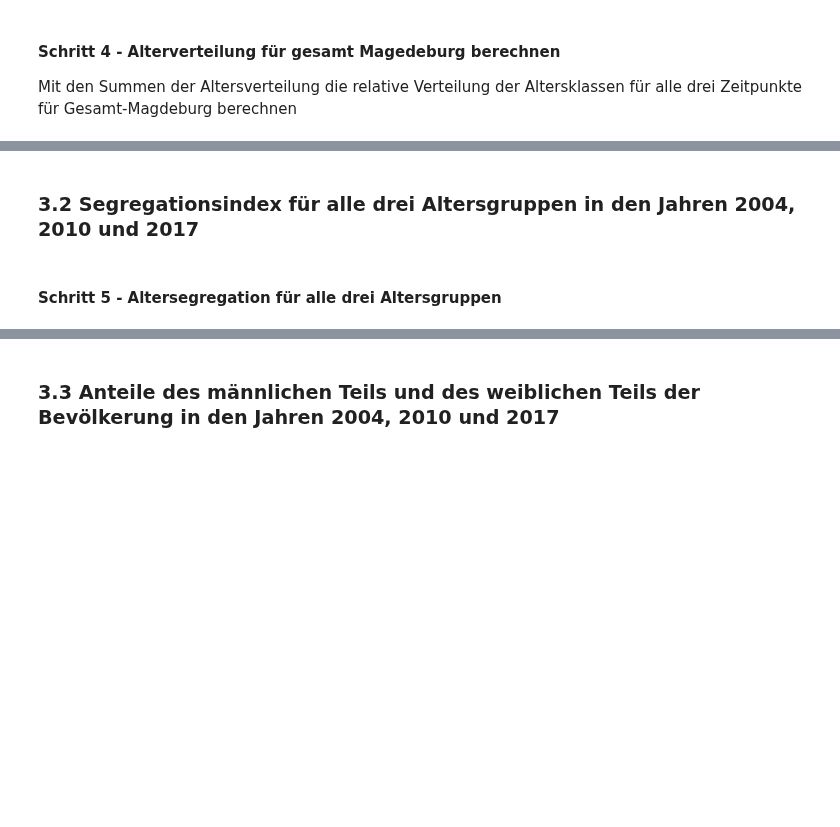
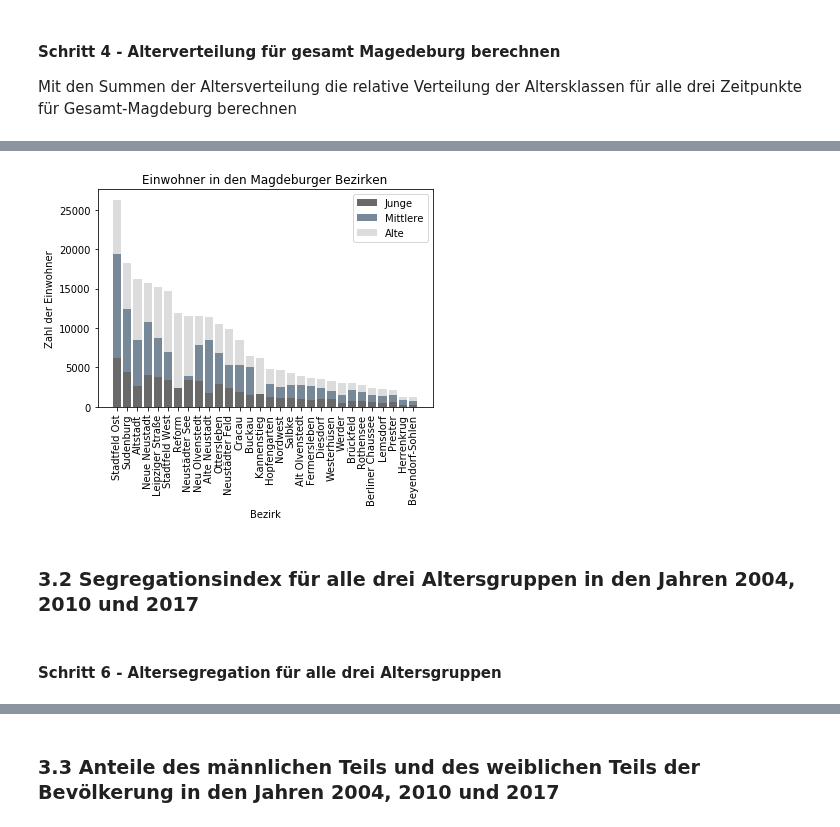
Before and after one commit to tschroeder10961/datascience-urban-segregation, a Jupyter notebook: GruppeA/Gruppe A Jupyter.ipynb, the cells around one changed output, grey strips where cells are left out. Drawn from its saved outputs; the diff is of its cells as text; code cells hidden in the pictures; blank space fills up the shorter version.

```diff
--- a/GruppeA/Gruppe A Jupyter.ipynb
+++ b/GruppeA/Gruppe A Jupyter.ipynb
@@ -409,7 +445,23 @@ Im Jahr 2017 betrugt der Anteil Personen unter 15 Jahren: 24.03%. Der Anteil Per
+# %%
+junge = magdeb007.sort_values('EW_2017',ascending=False)["J_AW_2017"]
+mittlere = magdeb007.sort_values('EW_2017',ascending=False)['MA_AW_2017']
+alte = magdeb007.sort_values('EW_2017',ascending=False)['A_AW_2017']
+
+serie1 = plt.bar(range(len(magdeb007)), junge, color='DimGrey')
+serie2 = plt.bar(range(len(magdeb007)), mittlere, bottom=junge, color='LightSlateGray')
+serie3 = plt.bar(range(len(magdeb007)), alte, bottom=junge+mittlere, color='Gainsboro')
+plt.xticks(range(len(magdeb007)), magdeb007.sort_values('EW_2017',ascending=False)['STD_name'], rotation=90)
+plt.title('Einwohner in den Magdeburger Bezirken')
+plt.xlabel('Bezirk')
+plt.ylabel('Zahl der Einwohner')
+plt.legend((serie1,serie2,serie3), ('Junge','Mittlere','Alte'))
+plt.show()
+# %% [output]
+[figure, added]
 # %% [markdown]
 ### 3.2 Segregationsindex für alle drei Altersgruppen in den Jahren 2004, 2010 und 2017
 # %% [markdown]
-#### Schritt 5 - Altersegregation für alle drei Altersgruppen
+#### Schritt 6 - Altersegregation für alle drei Altersgruppen
 # %%
 # Altersegregation für Personen unter 15 Jahren
 
```
Also changed, not shown: parts of 10 cells of this notebook.
